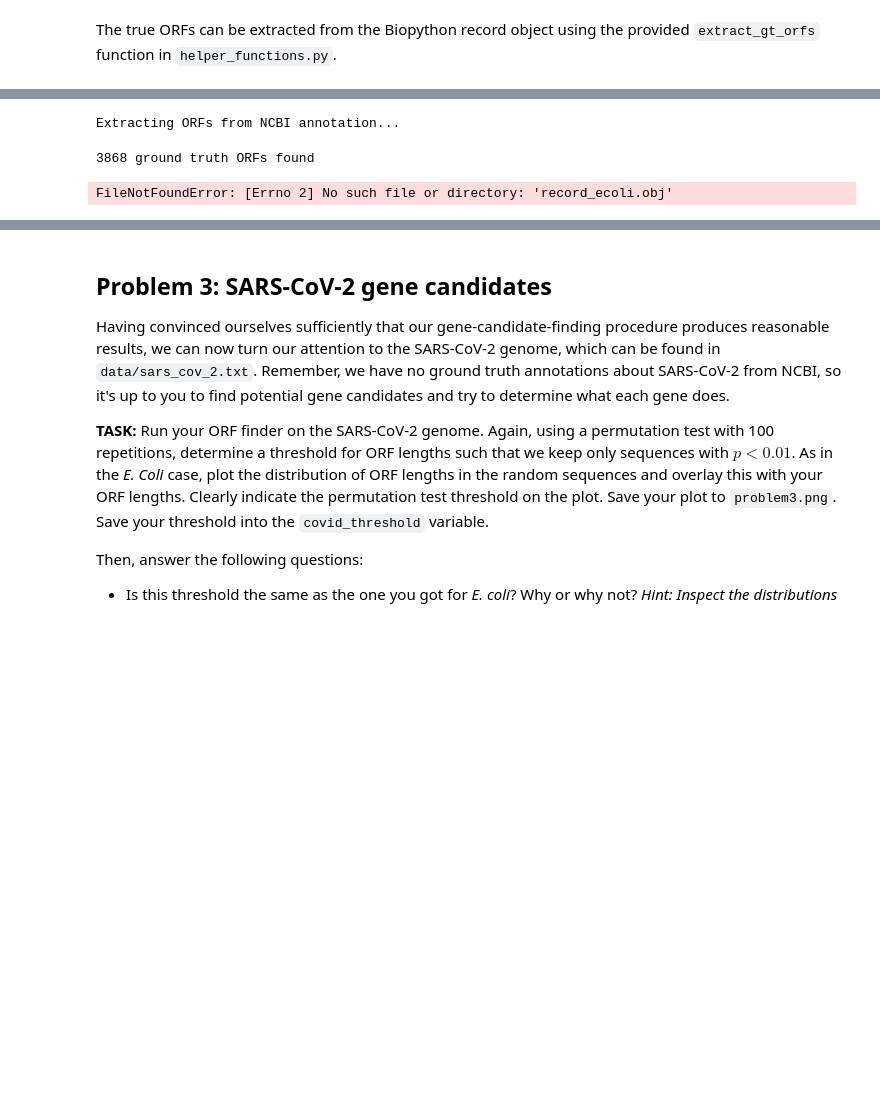
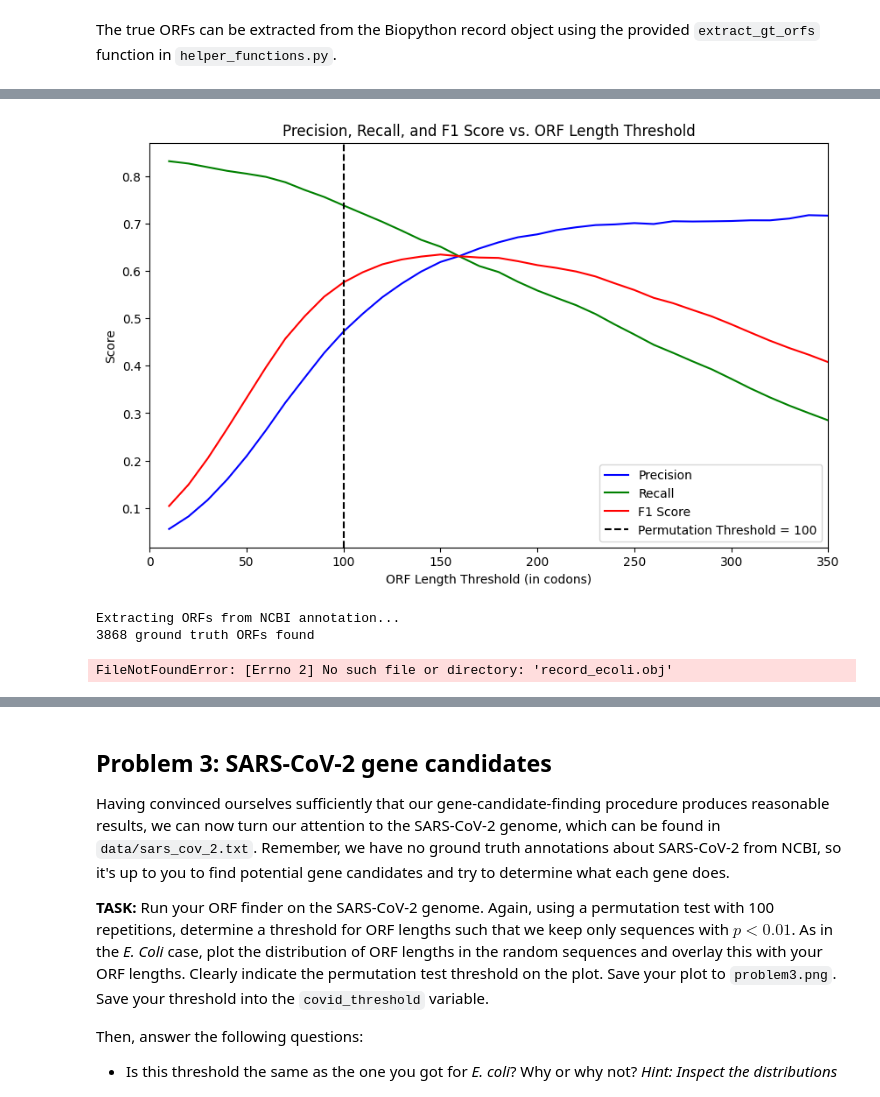
Before and after one commit to Luka24/homework-1-a-first-look-at-the-genome-new-Luka24-master, a Jupyter notebook: homework-1.ipynb, the cells around one changed output, grey strips where cells are left out. Drawn from its saved outputs; the diff is of its cells as text; code cells hidden in the pictures; blank space fills up the shorter version.

```diff
--- a/homework-1.ipynb
+++ b/homework-1.ipynb
@@ -244,5 +240,68 @@ Using a higher threshold would improve precision by filtering out shorter, likel
+# %%
+import matplotlib.pyplot as plt
+import numpy as np
+
+bacteria_threshold = 100
+
+# Define possible threshold values, e.g., from 10 to 350 codons
+thresholds = np.arange(10, 360, 10)  # Changed upper limit to 360 for full range up to 350
+
+# Extract ground truth ORFs
+ground_truth_orfs = extract_gt_orfs(ecoli_genome, start_codons, stop_codons, validate_cds=True)
+
+# Calculate precision, recall, and F1 for each threshold
+precision_scores = []
+recall_scores = []
+f1_scores = []
+
+for threshold in thresholds:
+    # Apply threshold to observed ORFs
+    filtered_observed_orfs = [orf for orf in orfs if ((orf[2] - orf[1]) // 3) >= threshold]
+
+    # Determine true positives, false positives, and false negatives based on ORF positions
+    true_positives = sum(1 for orf in filtered_observed_orfs if orf in ground_truth_orfs)
+    false_positives = len(filtered_observed_orfs) - true_positives
+    false_negatives = sum(1 for orf in ground_truth_orfs if orf not in filtered_observed_orfs)
+
+    # Compute metrics
+    if true_positives + false_positives > 0:
+        precision = true_positives / (true_positives + false_positives)
+    else:
+        precision = 0
+    if true_positives + false_negatives > 0:
+        recall = true_positives / (true_positives + false_negatives)
+    else:
+        recall = 0
+    if precision + recall > 0:
+        f1 = 2 * (precision * recall) / (precision + recall)
+    else:
+        f1 = 0
+
+    # Append to lists
+    precision_scores.append(precision)
+    recall_scores.append(recall)
+    f1_scores.append(f1)
+
+# Plot the results
+plt.figure(figsize=(10, 6))
+plt.plot(thresholds, precision_scores, label='Precision', color='blue')
+plt.plot(thresholds, recall_scores, label='Recall', color='green')
+plt.plot(thresholds, f1_scores, label='F1 Score', color='red')
+plt.axvline(bacteria_threshold, color='black', linestyle='--', label=f'Permutation Threshold = {bacteria_threshold}')
+plt.xlabel('ORF Length Threshold (in codons)')
+plt.ylabel('Score')
+plt.title('Precision, Recall, and F1 Score vs. ORF Length Threshold')
+
+# Set x-axis limits to expand it to 350
+plt.xlim(0, 350)
+
+plt.legend()
+plt.savefig("problem2-proc.png")
+plt.show()
+# %% [output]
+[figure, added]
 # %%
-print("Extracting ORFs from NCBI annotation...")
+print("Extracting ORFs from NCBI annotationadsfasdfa...")
 orfs_ecoli_gt = extract_gt_orfs(ecoli_genome, start_codons, stop_codons, verbose=False)
 print(f"{len(orfs_ecoli_gt)} ground truth ORFs found")
 
@@ -349,8 +408,8 @@ plt.axis((x1,x2,0,y2))
 plt.legend()
 # %% [output]
 Extracting ORFs from NCBI annotation...
+3868 ground truth ORFs found
-3868 ground truth ORFs found
+FileNotFoundError: [Errno 2] No such file or directory: 'record_ecoli.obj'
-FileNotFoundError: [Errno 2] No such file or directory: 'record_ecoli.obj'
 # %%
 permutation_threshold_reasonable = """
 Is the threshold determined by the permutation test reasonable? Explain your answer with reasoning.
```
Also changed, not shown: parts of 5 cells of this notebook.
